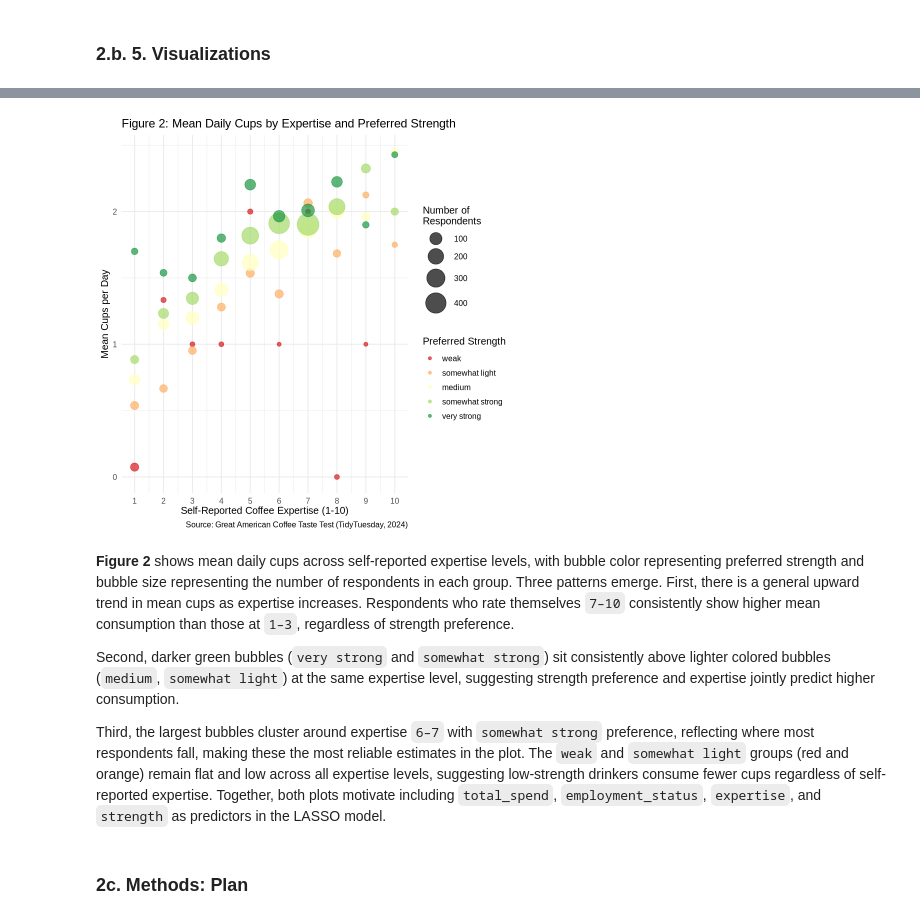
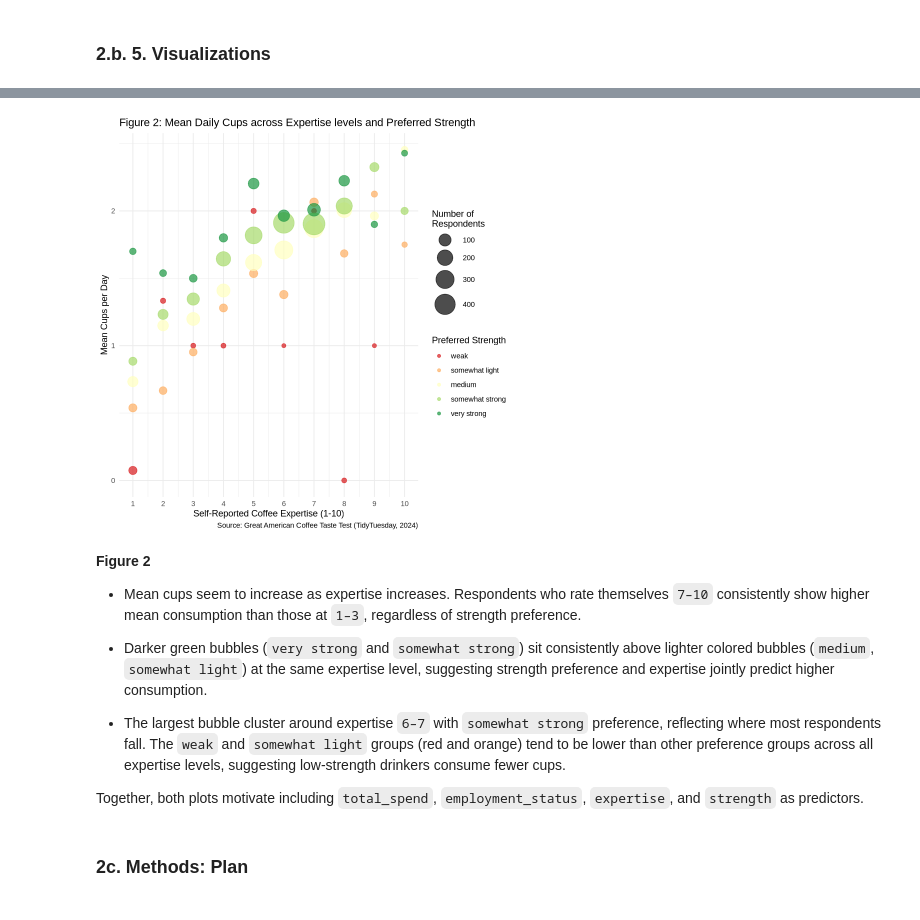
Before and after one commit to tiffanyn5/STAT301_Group9, a Jupyter notebook: group9_finalreport.ipynb, the cells around one changed output, grey strips where cells are left out. Saved outputs shown, nothing was run; the diff lists cells and outputs as text; code cells hidden in the pictures.

```diff
--- a/group9_finalreport.ipynb
+++ b/group9_finalreport.ipynb
@@ -482,38 +425,40 @@ Second, across almost all employment groups, mean cups increases as monthly spen
 # %%
 fig2 <- coffee_balanced_final |>
   filter(!is.na(cups_numeric), !is.na(expertise), !is.na(strength)) |>
   group_by(expertise, strength) |>
   summarise(
     mean_cups = mean(cups_numeric),
     count     = n(),
     .groups   = "drop"
   ) |>
   ggplot(aes(x = expertise, y = mean_cups, color = strength, size = count)) +
   geom_point(alpha = 0.7) +
   scale_color_brewer(palette = "RdYlGn", name = "Preferred Strength") +
   scale_size_continuous(name = "Number of\nRespondents", range = c(2, 12)) +
   scale_x_continuous(breaks = 1:10) +
   scale_y_continuous(breaks = 0:5,
                      labels = c("0", "1", "2", "3", "4", "4+")) +
   labs(
-    title   = "Figure 2: Mean Daily Cups by Expertise and Preferred Strength",
+    title   = "Figure 2: Mean Daily Cups across Expertise levels and Preferred Strength",
     x       = "Self-Reported Coffee Expertise (1-10)",
     y       = "Mean Cups per Day",
     caption = "Source: Great American Coffee Taste Test (TidyTuesday, 2024)"
   ) +
-  theme_minimal(base_size = 12)
+  theme_minimal(base_size = 11)
 
 fig2
 # %% [output]
-[figure, old version]
+[figure, new version]
 # %% [markdown]
-**Figure 2** shows mean daily cups across self-reported expertise levels, with bubble color representing preferred strength and bubble size representing the number of respondents in each group.
-Three patterns emerge. First, there is a general upward trend in mean cups as expertise increases. Respondents who rate themselves `7–10` consistently show higher mean consumption than those at `1–3`, regardless of strength preference.
+**Figure 2**
 
-Second, darker green bubbles (`very strong` and `somewhat strong`) sit consistently above lighter colored bubbles (`medium`, `somewhat light`) at the same expertise level, suggesting strength preference and expertise jointly predict higher consumption.
+- Mean cups seem to increase as expertise increases. Respondents who rate themselves `7–10` consistently show higher mean consumption than those at `1–3`, regardless of strength preference.
 
-Third, the largest bubbles cluster around expertise `6–7` with `somewhat strong` preference, reflecting where most respondents fall, making these the most reliable estimates in the plot. The `weak` and `somewhat light` groups (red and orange) remain flat and low across all expertise levels, suggesting low-strength drinkers consume fewer cups regardless of self-reported expertise.
-Together, both plots motivate including `total_spend`, `employment_status`, `expertise`, and `strength` as predictors in the LASSO model.
+- Darker green bubbles (`very strong` and `somewhat strong`) sit consistently above lighter colored bubbles (`medium`, `somewhat light`) at the same expertise level, suggesting strength preference and expertise jointly predict higher consumption.
+
+- The largest bubble cluster around expertise `6–7` with `somewhat strong` preference, reflecting where most respondents fall. The `weak` and `somewhat light` groups (red and orange) tend to be lower than other preference groups across all expertise levels, suggesting low-strength drinkers consume fewer cups.
+
+Together, both plots motivate including `total_spend`, `employment_status`, `expertise`, and `strength` as predictors.
 # %% [markdown]
 ### 2c. Methods: Plan
 # %% [markdown]
```
Also changed, not shown: parts of 19 cells of this notebook.
